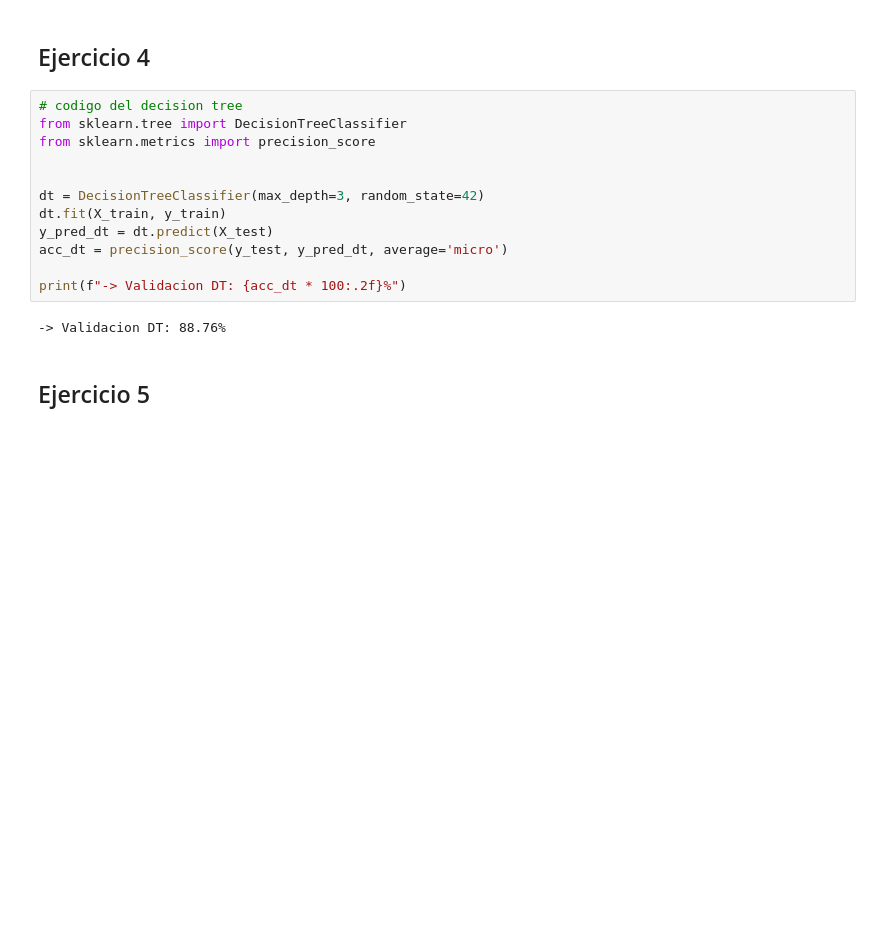
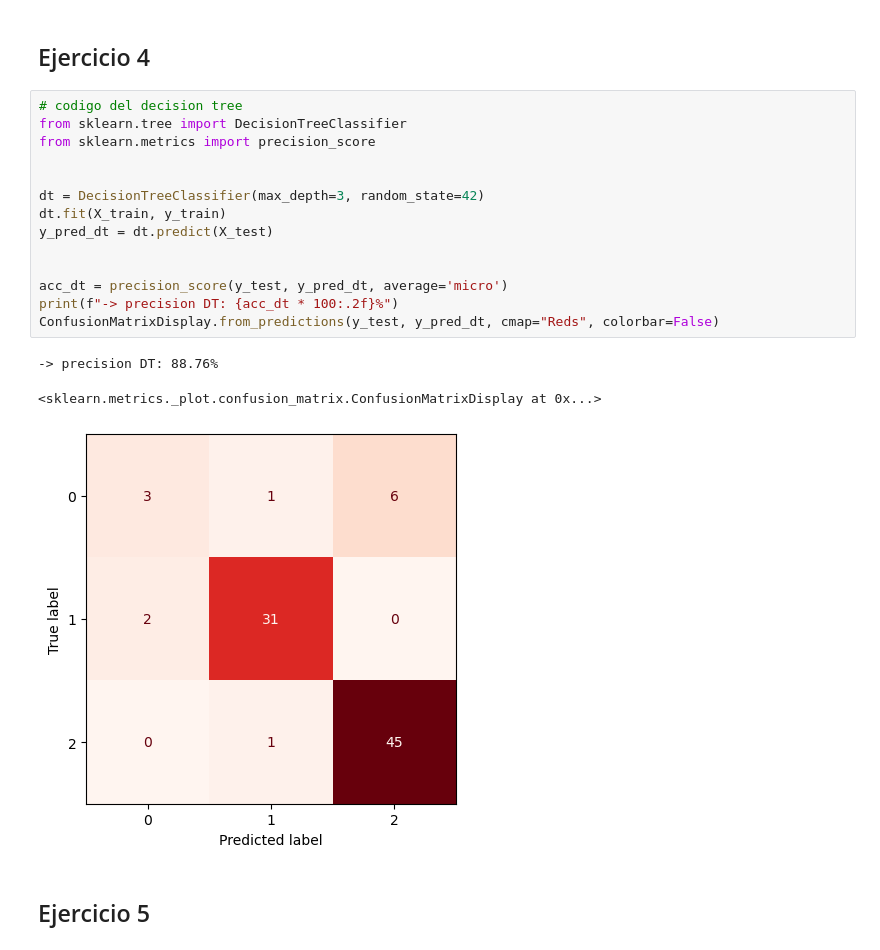
Before and after one commit to pokoli0/AAMD, a Jupyter notebook: Practica5/Practica5Enuncuado/examen.ipynb, the cells around one changed output. Drawn from its saved outputs; the diff is of its cells as text; blank space fills up the shorter version.

```diff
--- a/Practica5/Practica5Enuncuado/examen.ipynb
+++ b/Practica5/Practica5Enuncuado/examen.ipynb
@@ -267,16 +261,20 @@ Training loss did not improve more than tol=0.000100 for 100 consecutive epochs.
 # %%
 # codigo del decision tree
 from sklearn.tree import DecisionTreeClassifier
 from sklearn.metrics import precision_score
 
 
 dt = DecisionTreeClassifier(max_depth=3, random_state=42)
 dt.fit(X_train, y_train)
 y_pred_dt = dt.predict(X_test)
+
+
 acc_dt = precision_score(y_test, y_pred_dt, average='micro')
-
-print(f"-> Validacion DT: {acc_dt * 100:.2f}%")
+print(f"-> precision DT: {acc_dt * 100:.2f}%")
+ConfusionMatrixDisplay.from_predictions(y_test, y_pred_dt, cmap="Reds", colorbar=False)
 # %% [output]
--> Validacion DT: 88.76%
+-> precision DT: 88.76%
+<sklearn.metrics._plot.confusion_matrix.ConfusionMatrixDisplay at 0x...>
+[figure, added]
 # %% [markdown]
 ## Ejercicio 5
```
Also changed, not shown: parts of 5 cells of this notebook, 3 other files.
